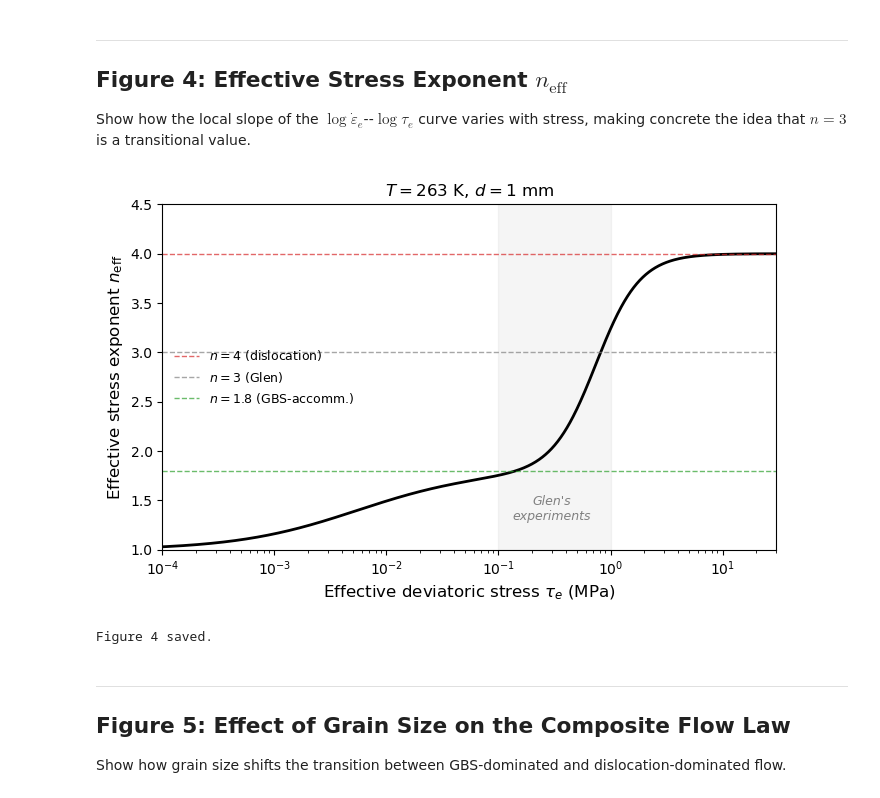
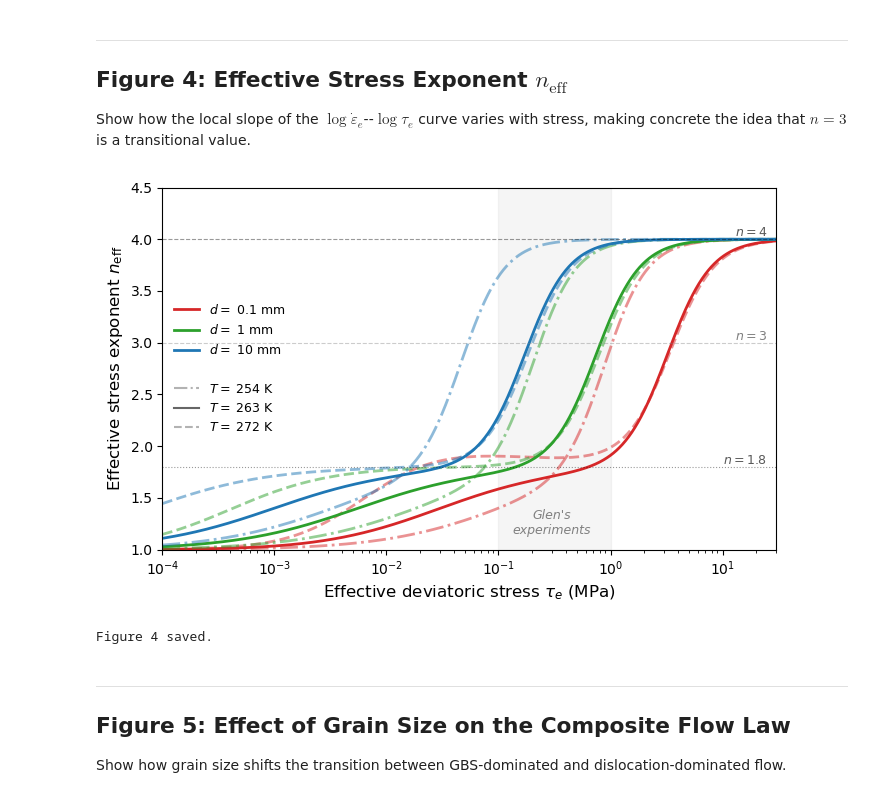
Before and after one commit to bminchew/courses_glacier_dynamics, a Jupyter notebook: 2026/lecture_notes/latex/ice_rheology/ice_rheology_figures_executed.ipynb, the cells around one changed output. Cells and saved outputs as stored; diff of their text form; code cells hidden in the pictures.

```diff
--- a/2026/lecture_notes/latex/ice_rheology/ice_rheology_figures_executed.ipynb
+++ b/2026/lecture_notes/latex/ice_rheology/ice_rheology_figures_executed.ipynb
@@ -270,45 +270,65 @@ Figure 3 saved.
 
 Show how the local slope of the $\log\dot{\varepsilon}_e$--$\log\tau_e$ curve varies with stress, making concrete the idea that $n = 3$ is a transitional value.
 # %%
-# ---- Fig 4: effective stress exponent vs stress ----
-T_fig4 = 263.0
-d_fig4 = 1e-3
-
+# ---- Fig 4: effective stress exponent vs stress for three grain sizes and temperatures ----
 tau4 = np.logspace(-4, 1.5, 1000)
 log_tau = np.log10(tau4)
-log_edot = np.log10(edot_composite(tau4, T_fig4, d_fig4))
 
-# Numerical derivative: n_eff = d(log edot) / d(log tau)
-n_eff = np.gradient(log_edot, log_tau)
+grain_sizes_4 = [0.1e-3, 1e-3, 10e-3]   # m
+grain_labels_4 = ['0.1 mm', '1 mm', '10 mm']
+colors_4 = ['#d62728', '#2ca02c', '#1f77b4']  # tab:red, tab:green, tab:blue
+
+temps_4 = [254.0, 263.0, 272.0]           # K
+linestyles_4 = ['-.', '-', '--']
+temp_labels_4 = ['254 K', '263 K', '272 K']
+alphas_4 = [0.5, 1.0, 0.5]
 
 fig, ax = plt.subplots(figsize=(7, 4.5))
 
-ax.semilogx(tau4, n_eff, 'k-', lw=2)
+for d_val, lab_d, col in zip(grain_sizes_4, grain_labels_4, colors_4):
+    for T_val, ls, alph in zip(temps_4, linestyles_4, alphas_4):
+        log_edot = np.log10(edot_composite(tau4, T_val, d_val))
+        n_eff = np.gradient(log_edot, log_tau)
+        ax.semilogx(tau4, n_eff, ls, color=col, lw=2, alpha=alph)
 
-# Reference lines
-ax.axhline(4.0, color='#d62728', ls='--', lw=1, alpha=0.7, label='$n = 4$ (dislocation)')
-ax.axhline(3.0, color='gray', ls='--', lw=1, alpha=0.7, label='$n = 3$ (Glen)')
-ax.axhline(1.8, color='#2ca02c', ls='--', lw=1, alpha=0.7, label='$n = 1.8$ (GBS-accomm.)')
+# Reference lines (no legend entries — use annotations instead)
+ax.axhline(4.0, color='k', ls='--', lw=0.8, alpha=0.4)
+ax.axhline(3.0, color='gray', ls='--', lw=0.8, alpha=0.4)
+ax.axhline(1.8, color='k', ls=':', lw=0.8, alpha=0.4)
+
+# Annotate reference lines on right side
+ax.text(25, 4.0, '$n = 4$', fontsize=9, va='bottom', ha='right', color='0.35')
+ax.text(25, 3.0, '$n = 3$', fontsize=9, va='bottom', ha='right', color='0.5')
+ax.text(25, 1.8, '$n = 1.8$', fontsize=9, va='bottom', ha='right', color='0.35')
 
 # Shade Glen's experimental stress range
 ax.axvspan(0.1, 1.0, alpha=0.08, color='gray')
-ax.text(0.3, 1.3, "Glen's\nexperiments", fontsize=9, ha='center',
+ax.text(0.3, 1.15, "Glen's\nexperiments", fontsize=9, ha='center',
         color='gray', style='italic')
+
+# Legend: grain size (color) and temperature (linestyle)
+import matplotlib.lines as mlines
+handles = []
+for lab_d, col in zip(grain_labels_4, colors_4):
+    handles.append(mlines.Line2D([], [], color=col, lw=2, ls='-', label=f'$d = $ {lab_d}'))
+handles.append(mlines.Line2D([], [], color='gray', lw=0, label=''))  # spacer
+for lab_t, ls, alph in zip(temp_labels_4, linestyles_4, alphas_4):
+    handles.append(mlines.Line2D([], [], color='0.4', lw=1.5, ls=ls, alpha=alph, label=f'$T = $ {lab_t}'))
+
+ax.legend(handles=handles, loc='center left', fontsize=9, frameon=False)
 
 ax.set_xlabel('Effective deviatoric stress $\\tau_e$ (MPa)', fontsize=12)
 ax.set_ylabel('Effective stress exponent $n_{\\mathrm{eff}}$', fontsize=12)
 ax.set_xlim(1e-4, 30)
 ax.set_ylim(1.0, 4.5)
-ax.legend(loc='center left', fontsize=9, frameon=False)
-ax.set_title(f'$T = {T_fig4:.0f}$ K, $d = {d_fig4*1e3:.0f}$ mm', fontsize=12)
 
 fig.tight_layout()
 fig.savefig('figures/fig04_effective_n_vs_stress.pdf', bbox_inches='tight')
 fig.savefig('figures/fig04_effective_n_vs_stress.png', dpi=200, bbox_inches='tight')
 plt.show()
 print('Figure 4 saved.')
 # %% [output]
-[figure, old version]
+[figure, new version]
 Figure 4 saved.
 # %% [markdown]
 ---
```
Also changed, not shown: parts of 10 cells of this notebook, 15 other files.
